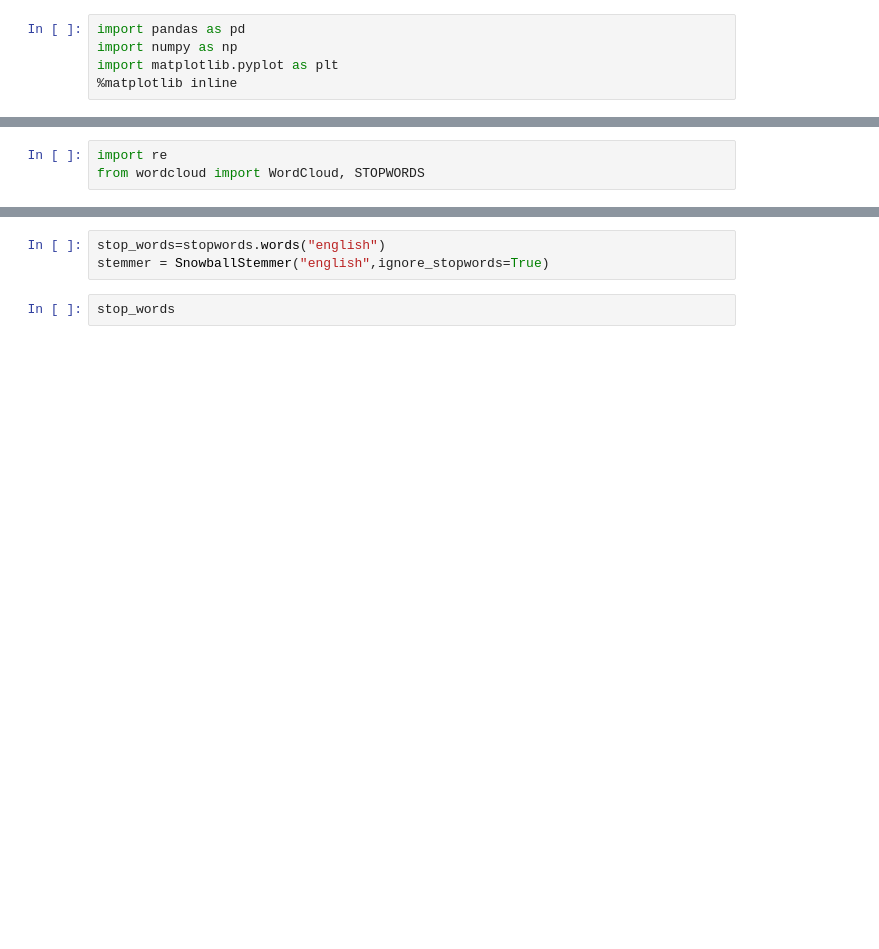
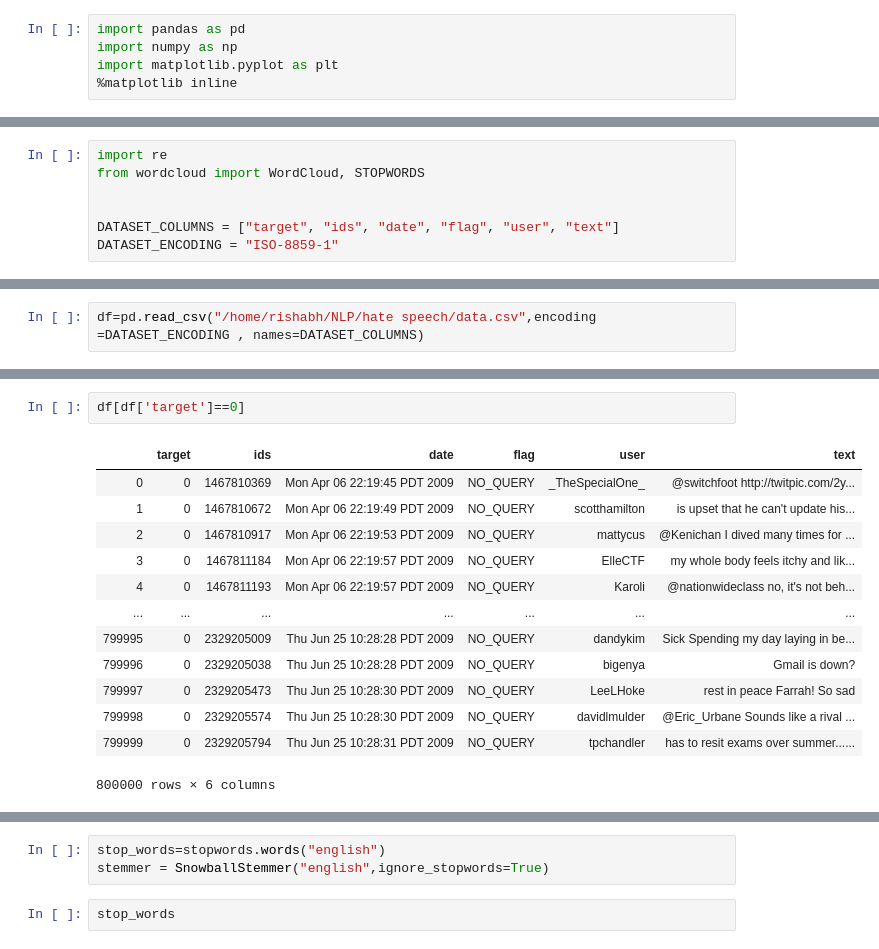
Before and after one commit to rishabh214/Hate-Speech-DetectorNLP, a Jupyter notebook: hatespeech.ipynb, the cells around one changed output, grey strips where cells are left out. Drawn from its saved outputs; the diff is of its cells as text; blank space fills up the shorter version.

Commit message:
new dataset

```diff
--- a/hatespeech.ipynb
+++ b/hatespeech.ipynb
@@ -27,3 +39,7 @@ from  nltk.stem import SnowballStemmer
 # %%
 import re
 from wordcloud import WordCloud, STOPWORDS
+
+
+DATASET_COLUMNS = ["target", "ids", "date", "flag", "user", "text"]
+DATASET_ENCODING = "ISO-8859-1"
@@ -76,0 +46,2 @@ test_df.head(15)
+# %%
+df=pd.read_csv("/home/rishabh/NLP/hate speech/data.csv",encoding =DATASET_ENCODING , names=DATASET_COLUMNS)
@@ -76,0 +66,16 @@ test_df.head(15)
+# %%
+df[df['target']==0]
+# %% [output]
+|  | target | ids | date | flag | user | text |
+| 0 | 0 | 1467810369 | Mon Apr 06 22:19:45 PDT 2009 | NO_QUERY | _TheSpecialOne_ | @switchfoot http://twitpic.com/2y... |
+| 1 | 0 | 1467810672 | Mon Apr 06 22:19:49 PDT 2009 | NO_QUERY | scotthamilton | is upset that he can't update his... |
+| 2 | 0 | 1467810917 | Mon Apr 06 22:19:53 PDT 2009 | NO_QUERY | mattycus | @Kenichan I dived many times for ... |
+| 3 | 0 | 1467811184 | Mon Apr 06 22:19:57 PDT 2009 | NO_QUERY | ElleCTF | my whole body feels itchy and lik... |
+| 4 | 0 | 1467811193 | Mon Apr 06 22:19:57 PDT 2009 | NO_QUERY | Karoli | @nationwideclass no, it's not beh... |
+| ... | ... | ... | ... | ... | ... | ... |
+| 799995 | 0 | 2329205009 | Thu Jun 25 10:28:28 PDT 2009 | NO_QUERY | dandykim | Sick Spending my day laying in be... |
+| 799996 | 0 | 2329205038 | Thu Jun 25 10:28:28 PDT 2009 | NO_QUERY | bigenya | Gmail is down? |
+| 799997 | 0 | 2329205473 | Thu Jun 25 10:28:30 PDT 2009 | NO_QUERY | LeeLHoke | rest in peace Farrah! So sad |
+| 799998 | 0 | 2329205574 | Thu Jun 25 10:28:30 PDT 2009 | NO_QUERY | davidlmulder | @Eric_Urbane Sounds like a rival ... |
+| 799999 | 0 | 2329205794 | Thu Jun 25 10:28:31 PDT 2009 | NO_QUERY | tpchandler | has to resit exams over summer...... |
+800000 rows × 6 columns
```
Also changed, not shown: parts of 25 cells of this notebook.
